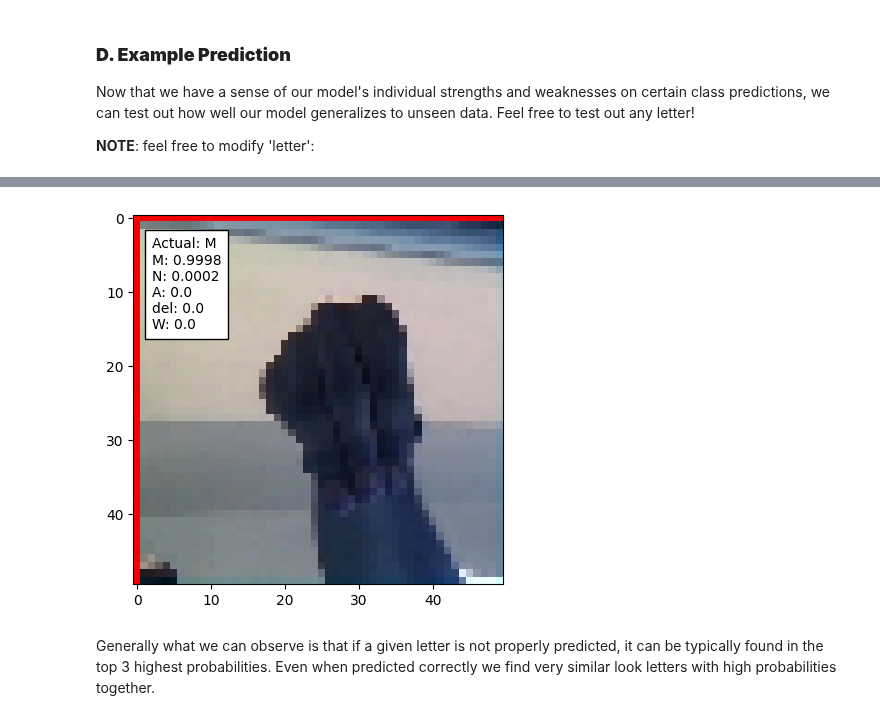
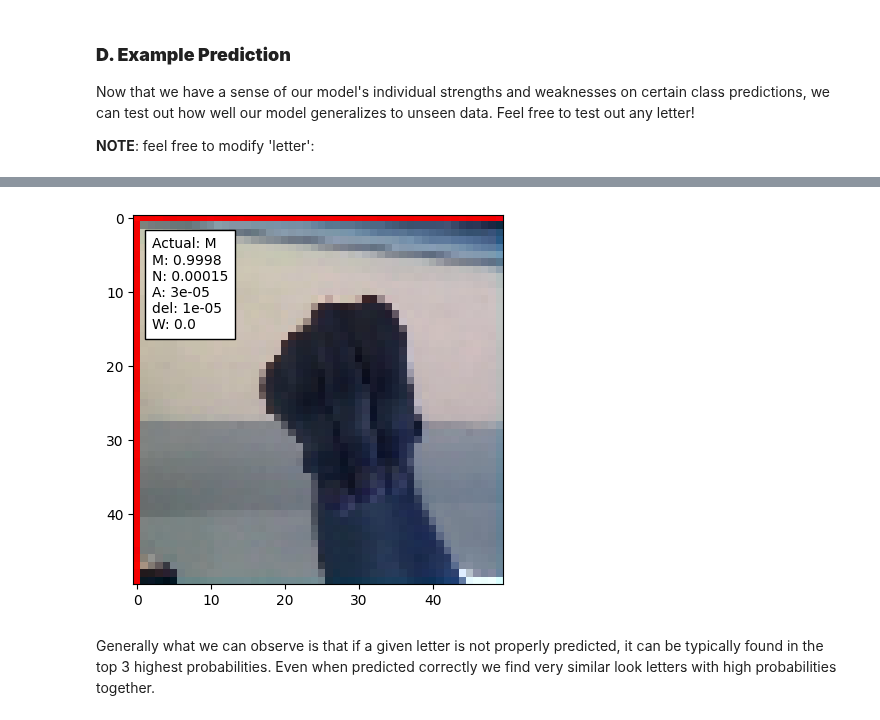
Before and after one commit to Joeshmoe03/ASL-classification, a Jupyter notebook: end_to_end.ipynb, the cells around one changed output, grey strips where cells are left out. Saved outputs shown, nothing was run; the diff lists cells and outputs as text; code cells hidden in the pictures.

```diff
--- a/end_to_end.ipynb
+++ b/end_to_end.ipynb
@@ -745,7 +745,7 @@ predicted_class = np.argmax(prediction)
 
 # top 5 predictions: argsort for 5 highest probabilities and reverse to get highest first with probabilities
 top_5 = np.argsort(prediction[0])[-5:][::-1]
-top_5_probs = [(class_names[class_i], round(prediction[0][class_i], ndigits=4)) for class_i in top_5]
+top_5_probs = [(class_names[class_i], round(prediction[0][class_i], ndigits=5)) for class_i in top_5]
 print(f"Top 5 classes: {top_5_probs}")
 print(f"Predicted class: '{class_names[predicted_class]}' with probability {str(round(prediction[0][predicted_class], ndigits=4))}")
 print(f"Actual class: '{class_names[label]}'")
@@ -765,6 +765,6 @@ Top 5 classes: [('M', 0.9998), ('N', 0.0002), ('A', 0.0), ('del', 0.0), ('W', 0.
 Predicted class: 'M' with probability 0.9998
 Actual class: 'M'
-[figure, old version]
+[figure, new version]
 # %% [markdown]
 Generally what we can observe is that if a given letter is not properly predicted, it can be typically found in the top 3 highest probabilities. Even when predicted correctly we find very similar look letters with high probabilities together.
 # %% [markdown]
```
Also changed, not shown: parts of 2 cells of this notebook, 2 other files.
